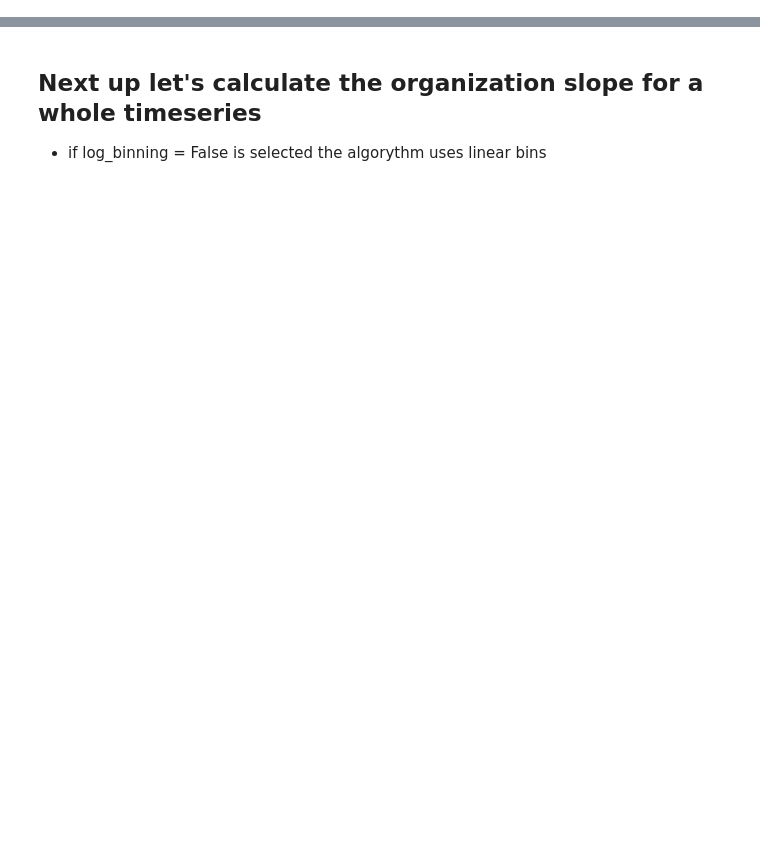
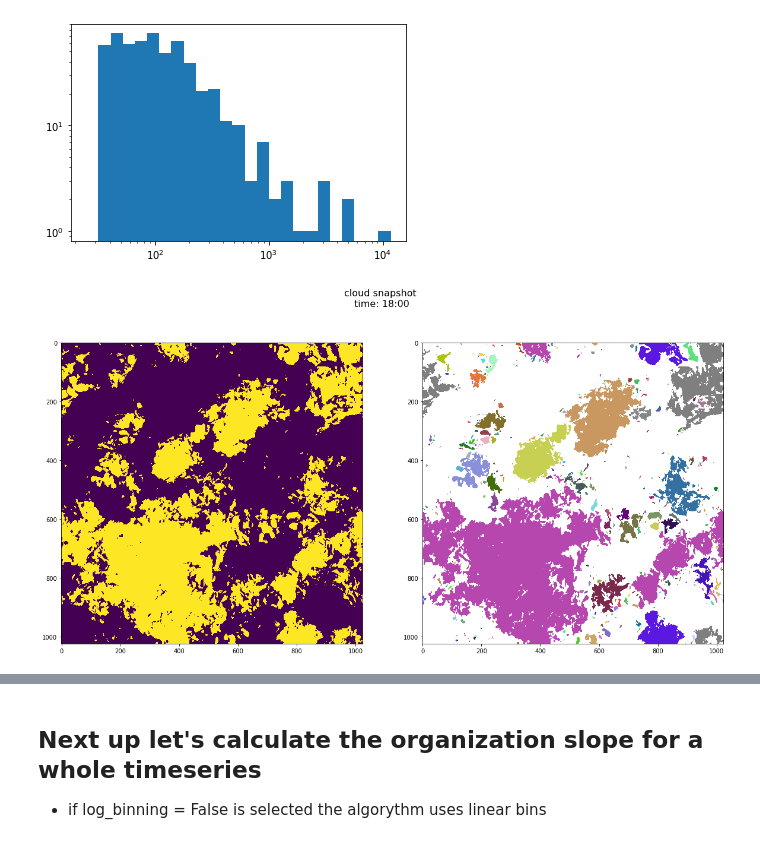
Before and after one commit to tillvondenhoff/SHK_project, a Jupyter notebook: cloudAnalysis.ipynb, the cells around one changed output, grey strips where cells are left out. Drawn from its saved outputs; the diff is of its cells as text; code cells hidden in the pictures; blank space fills up the shorter version.

```diff
--- a/cloudAnalysis.ipynb
+++ b/cloudAnalysis.ipynb
@@ -42 +42,3 @@ cloud_file = './data/ql_vertmax_20160830.nc'
 cloud_data = Dataset(cloud_file)
+# %%
+timestep  = 24
@@ -42,0 +51,38 @@ cloud_data = Dataset(cloud_file)
+# %%
+%%time
+
+hist_bins   = 25       #number of bins used for the histogram
+buffer_size = .5       #buffer_size given as a percentage of the full domain's length
+ref_min     = 1e-6
+
+start_time  = 6.0
+increment   = .5
+
+colors = [(0.5,0.5,0.5)] + [(random(),random(),random()) for i in range(1000)]
+random_cmap = matplotlib.colors.LinearSegmentedColormap.from_list('random_cmap', colors, N=1000)
+
+# marks everything above ref_min as a cloud
+cloud_2D_mask = np.zeros_like(cloud_data.variables['ql'][timestep,:,:])
+cloud_2D_mask[cloud_data.variables['ql'][timestep,:,:] > ref_min] = 1
+
+# calculates how many clouds exist in cloud_2D_mask, returns total number of clouds
+labeled_clouds, A_buf, n_buffer, cloud_center_x, cloud_center_y, cloud_pixels = cluster_2D(cloud_2D_mask,buffer_size)
+
+#Grosse jeder wolken
+label, cl_pixels = np.unique(labeled_clouds.ravel(),return_counts=True)
+cl_size = np.sqrt(cl_pixels*25.*25.)
+
+plt.hist(cl_size[1:],bins=np.logspace(np.log10(min(cl_size[1:])),np.log10(max(cl_size[1:])), hist_bins+1))
+plt.yscale('log')
+plt.xscale('log')
+
+time_labels = get_time_labels(start_time, increment, len(cloud_data.variables['ql'][:,0,0]))
+
+masked_clouds = np.ma.masked_where(labeled_clouds<1,labeled_clouds)
+fig,ax = plt.subplots(1,2,figsize=(20,10))
+fig.suptitle('cloud snapshot \ntime: %s' %time_labels[timestep], fontsize=16)
+
+im1  =ax[0].imshow(cloud_2D_mask)
+im1  =ax[1].imshow(masked_clouds,cmap=random_cmap)
+#plt.savefig('cloud_snapshot_ts%i_20160830.pdf'%timestep,bbox_inches='tight')
+# %% [output]
@@ -42,0 +91,2 @@ cloud_data = Dataset(cloud_file)
+[figure, added]
+[figure, added]
```
Also changed, not shown: parts of 19 cells of this notebook, 2 other files.
